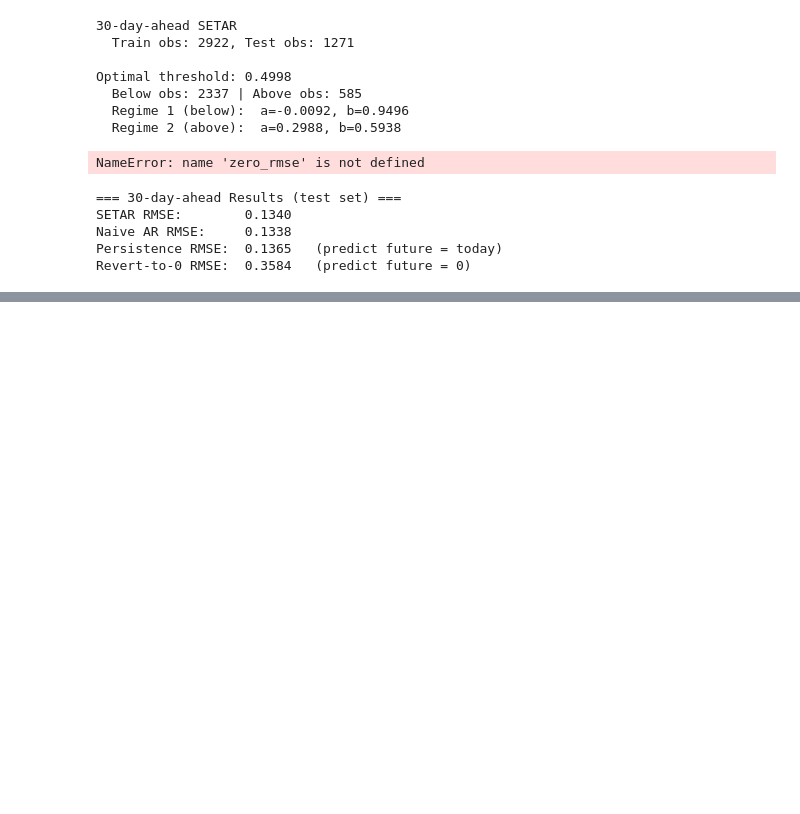
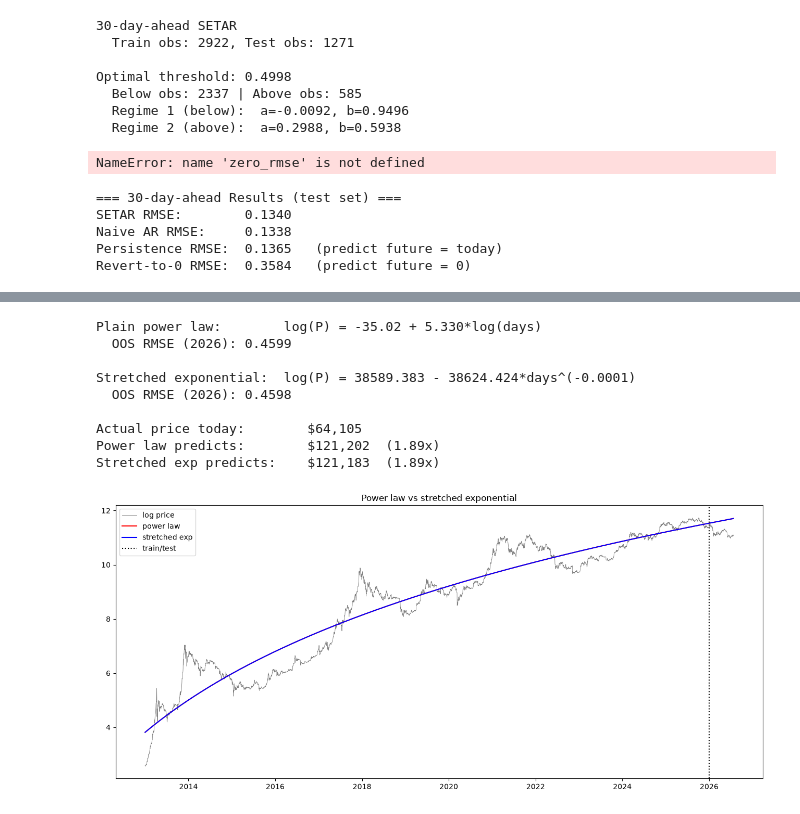
Before and after one commit to sharafa32/btc-pricing-model, a Jupyter notebook: Untitled.ipynb, the cells around one changed output, grey strips where cells are left out. Drawn from its saved outputs; the diff is of its cells as text; code cells hidden in the pictures; blank space fills up the shorter version.

```diff
--- a/Untitled.ipynb
+++ b/Untitled.ipynb
@@ -415,0 +1115,66 @@ Revert-to-0 RMSE:  0.3584   (predict future = 0)
+# %%
+import pandas as pd, numpy as np
+from scipy.optimize import curve_fit
+import matplotlib.pyplot as plt
+
+price = pd.read_csv("data/raw/btc_price.csv", index_col="date", parse_dates=True)
+d = price.copy()
+d["days"] = (d.index - pd.Timestamp("2009-01-03")).days
+d["log_price"] = np.log(d["btc_price"])
+d["log_days"] = np.log(d["days"])
+d = d[d.index >= "2013-01-01"]
+
+CUTOFF = "2026-01-01"
+tr = d.loc[:CUTOFF]; te = d.loc[CUTOFF:]
+
+# --- Plain power law: log_price = a + b*log_days ---
+b_pl, a_pl = np.polyfit(tr["log_days"], tr["log_price"], 1)
+pl_pred_te = a_pl + b_pl*te["log_days"]
+pl_rmse = np.sqrt(np.mean((te["log_price"]-pl_pred_te)**2))
+
+# --- Stretched exponential: log_price = A - B * days^(-C) ---
+# As C small, curve bends (decelerates). Fit on train only.
+def stretched(days, A, B, C):
+    return A - B * np.power(days, -C)
+
+# initial guess near power-law behavior
+p0 = [15, 200, 0.3]
+popt, _ = curve_fit(stretched, tr["days"].values, tr["log_price"].values,
+                    p0=p0, maxfev=100000)
+A, B, C = popt
+se_pred_te = stretched(te["days"].values, *popt)
+se_rmse = np.sqrt(np.mean((te["log_price"].values - se_pred_te)**2))
+
+print(f"Plain power law:        log(P) = {a_pl:.2f} + {b_pl:.3f}*log(days)")
+print(f"  OOS RMSE (2026): {pl_rmse:.4f}")
+print(f"\nStretched exponential:  log(P) = {A:.3f} - {B:.3f}*days^(-{C:.4f})")
+print(f"  OOS RMSE (2026): {se_rmse:.4f}")
+
+# What each predicts for today vs actual
+today_days = d["days"].iloc[-1]
+actual_today = d["btc_price"].iloc[-1]
+pl_today = np.exp(a_pl + b_pl*np.log(today_days))
+se_today = np.exp(stretched(today_days, *popt))
+print(f"\nActual price today:        ${actual_today:,.0f}")
+print(f"Power law predicts:        ${pl_today:,.0f}  ({pl_today/actual_today:.2f}x)")
+print(f"Stretched exp predicts:    ${se_today:,.0f}  ({se_today/actual_today:.2f}x)")
+
+# Plot
+plt.figure(figsize=(13,6))
+plt.plot(d.index, d["log_price"], lw=0.6, color="gray", label="log price")
+plt.plot(d.index, a_pl+b_pl*d["log_days"], "r-", lw=1.5, label="power law")
+plt.plot(d.index, stretched(d["days"].values,*popt), "b-", lw=1.5, label="stretched exp")
+plt.axvline(pd.Timestamp(CUTOFF), color="k", ls=":", label="train/test")
+plt.legend(); plt.title("Power law vs stretched exponential")
+plt.tight_layout(); plt.show()
+# %% [output]
+Plain power law:        log(P) = -35.02 + 5.330*log(days)
+  OOS RMSE (2026): 0.4599
+
+Stretched exponential:  log(P) = 38589.383 - 38624.424*days^(-0.0001)
+  OOS RMSE (2026): 0.4598
+
+Actual price today:        $64,105
+Power law predicts:        $121,202  (1.89x)
+Stretched exp predicts:    $121,183  (1.89x)
+[figure, added]
```
Also changed, not shown: parts of 19 cells of this notebook, 55 other files.
